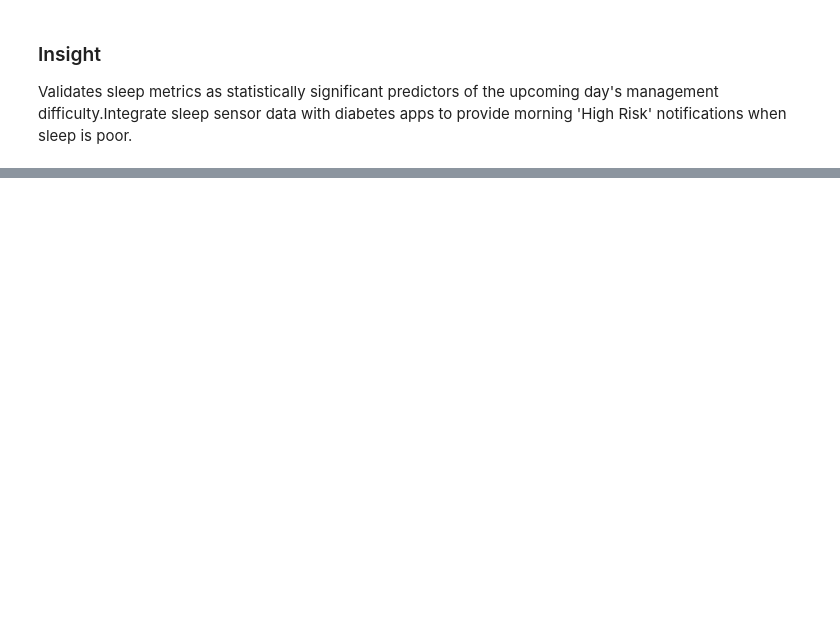
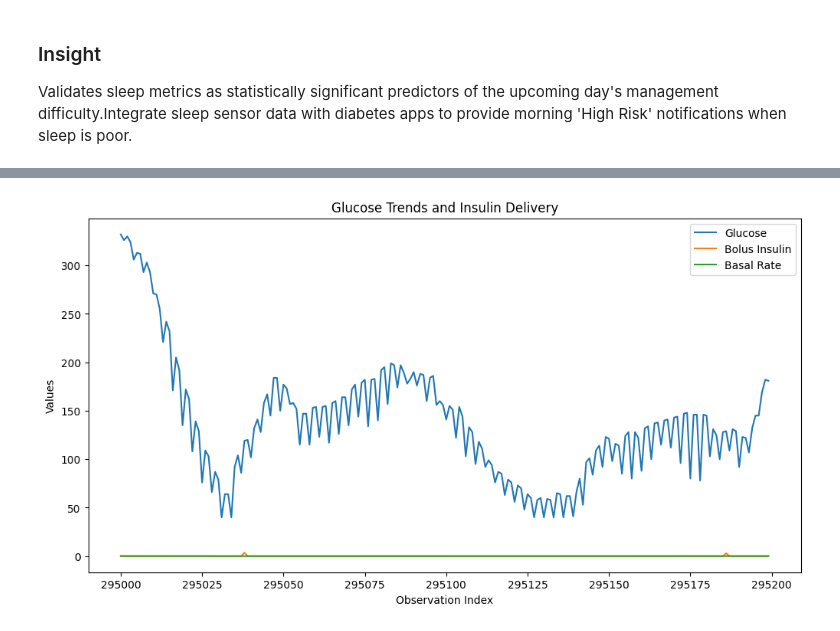
Before and after one commit to dev-ssr/team9_PyCoders_PythonHackathon_MAY2026, a Jupyter notebook: Team9_PyCoders_Category3.PrescriptiveAnalysis.ipynb, the cells around one changed output, grey strips where cells are left out. Saved outputs shown, nothing was run; the diff lists cells and outputs as text; code cells hidden in the pictures; blank space fills up the shorter version.

Commit message:
Update Team9_PyCoders_Category3.PrescriptiveAnalysis.ipynb
added changes in Prescriptive analysis

```diff
--- a/Team9_PyCoders_Category3.PrescriptiveAnalysis.ipynb
+++ b/Team9_PyCoders_Category3.PrescriptiveAnalysis.ipynb
@@ -1042,0 +1174,38 @@ Validates sleep metrics as statistically significant predictors of the upcoming
+# %%
+import matplotlib.pyplot as plt
+
+# Calculate glucose trend/change
+df['glucose_change'] = df['glucose'].diff()
+
+# Select sample rows for visualization
+sample = df.head(200)
+
+plt.figure(figsize=(12,6))
+
+plt.plot(sample['glucose'],
+         label='Glucose')
+
+plt.plot(sample['bolus_volume_delivered'],
+         label='Bolus Insulin')
+
+plt.plot(sample['basal_rate'],
+         label='Basal Rate')
+
+plt.title('Glucose Trends and Insulin Delivery')
+
+plt.xlabel('Observation Index')
+plt.ylabel('Values')
+
+plt.legend()
+
+plt.show()
+
+# Correlation analysis
+corr = df[['glucose',
+           'glucose_change',
+           'basal_rate',
+           'bolus_volume_delivered']].corr()
+
+#print(corr)
+# %% [output]
+[figure, added]
```
Also changed, not shown: parts of 22 cells of this notebook.
